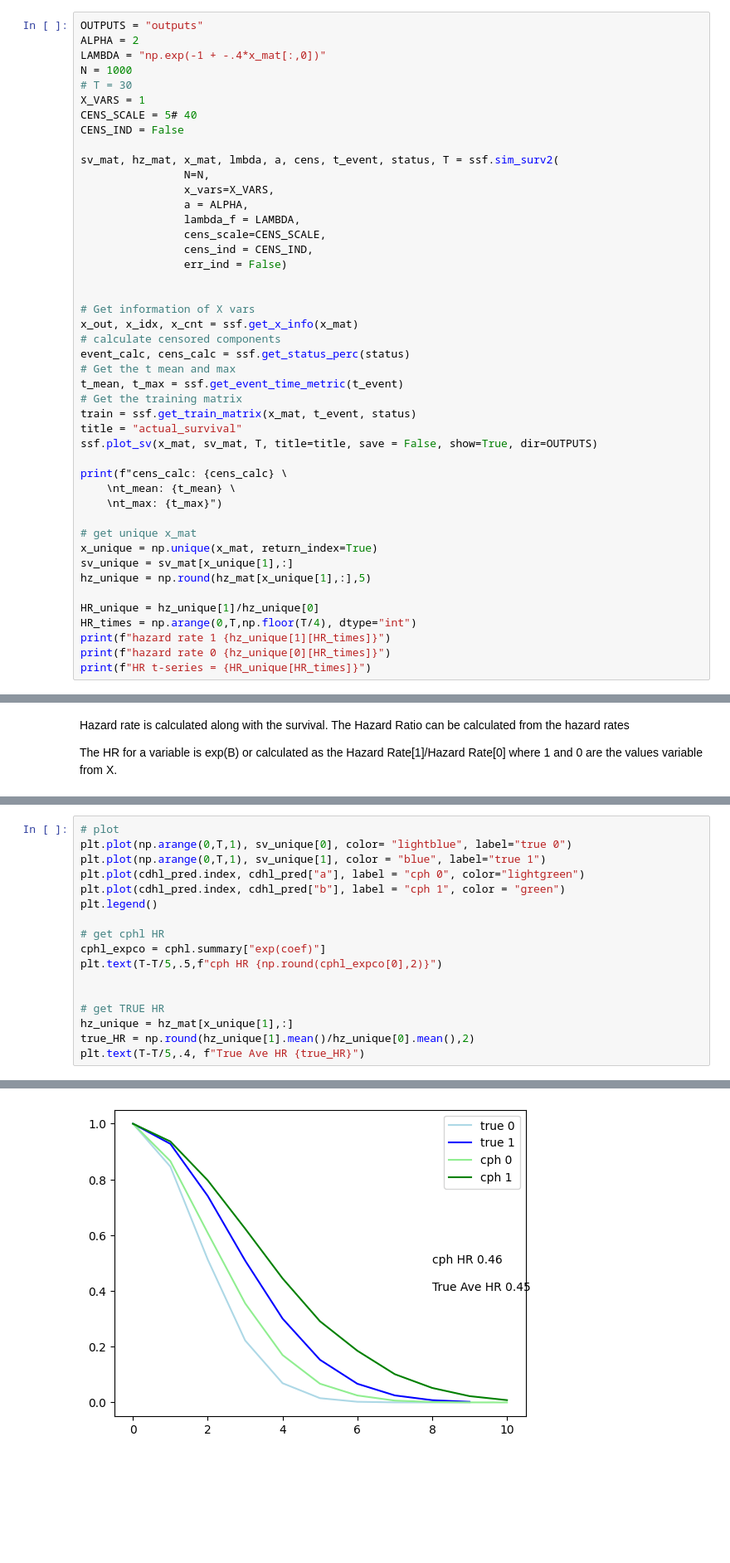
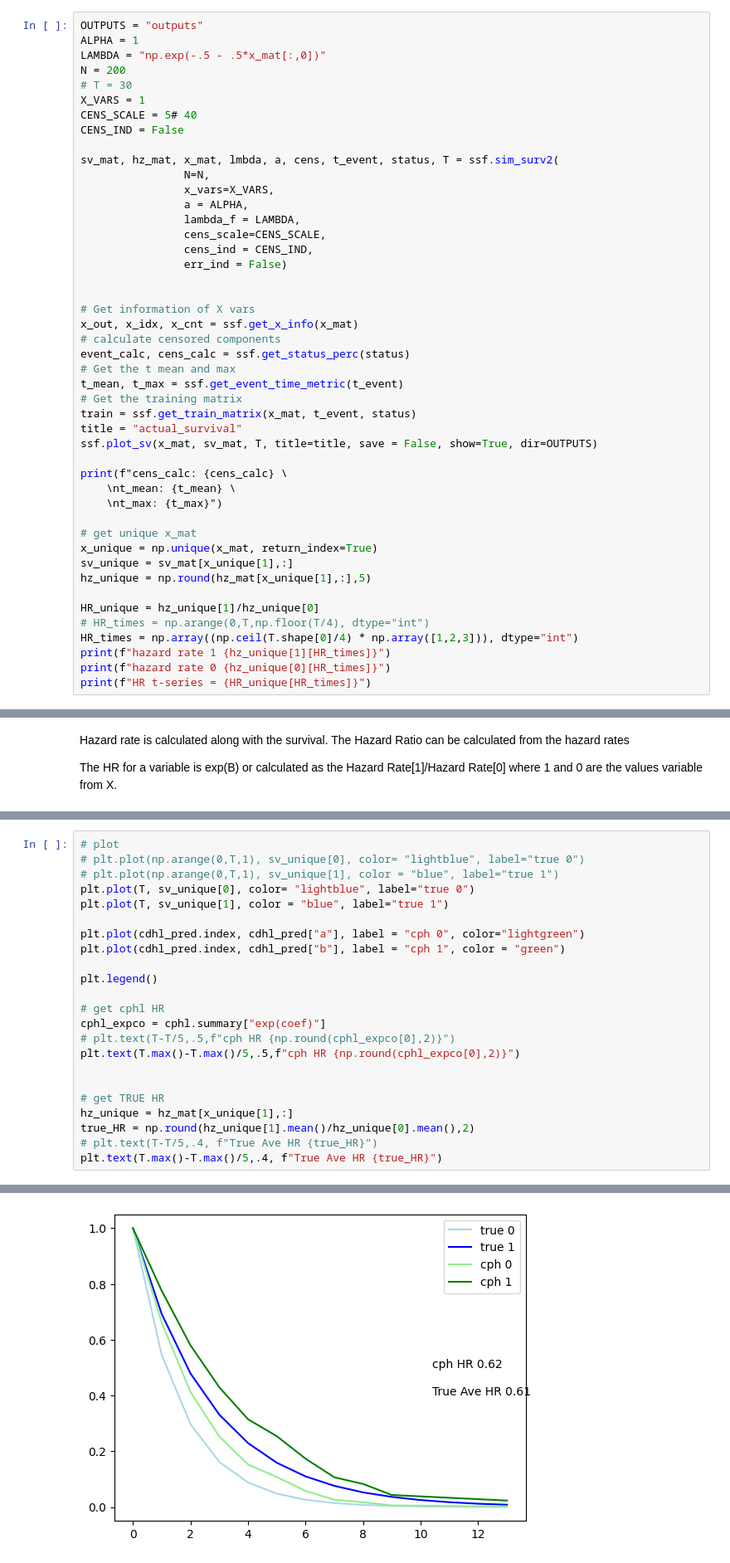
Before and after one commit to twj8CDC/PYMC_BART, a Jupyter notebook: eval_1_bart_return_hr.ipynb, the cells around one changed output, grey strips where cells are left out. Shown at 83% size. Saved outputs shown, nothing was run; the diff lists cells and outputs as text; blank space fills up the shorter version.

```diff
--- a/eval_1_bart_return_hr.ipynb
+++ b/eval_1_bart_return_hr.ipynb
@@ -33,9 +33,9 @@ importlib.reload(ssf)
 <module 'simsurv_func' from '/home/twj8/pymc_bart/simsurv_func.py'>
 # %%
 OUTPUTS = "outputs"
-ALPHA = 2
-LAMBDA = "np.exp(-1 + -.4*x_mat[:,0])"
-N = 1000
+ALPHA = 1
+LAMBDA = "np.exp(-.5 - .5*x_mat[:,0])"
+N = 200
 # T = 30
 X_VARS = 1
 CENS_SCALE = 5# 40
@@ -72,7 +72,8 @@ sv_unique = sv_mat[x_unique[1],:]
 hz_unique = np.round(hz_mat[x_unique[1],:],5)
 
 HR_unique = hz_unique[1]/hz_unique[0]
-HR_times = np.arange(0,T,np.floor(T/4), dtype="int")
+# HR_times = np.arange(0,T,np.floor(T/4), dtype="int")
+HR_times = np.array((np.ceil(T.shape[0]/4) * np.array([1,2,3])), dtype="int")
 print(f"hazard rate 1 {hz_unique[1][HR_times]}")
 print(f"hazard rate 0 {hz_unique[0][HR_times]}")
 print(f"HR t-series = {HR_unique[HR_times]}")
@@ -116,18 +117,24 @@ cdhl_pred = pd.concat([pd.DataFrame([[1,1]], columns = ["a","b"]),cphl_pred], ax
 # %%
 # plot
-plt.plot(np.arange(0,T,1), sv_unique[0], color= "lightblue", label="true 0")
-plt.plot(np.arange(0,T,1), sv_unique[1], color = "blue", label="true 1")
+# plt.plot(np.arange(0,T,1), sv_unique[0], color= "lightblue", label="true 0")
+# plt.plot(np.arange(0,T,1), sv_unique[1], color = "blue", label="true 1")
+plt.plot(T, sv_unique[0], color= "lightblue", label="true 0")
+plt.plot(T, sv_unique[1], color = "blue", label="true 1")
+
 plt.plot(cdhl_pred.index, cdhl_pred["a"], label = "cph 0", color="lightgreen")
 plt.plot(cdhl_pred.index, cdhl_pred["b"], label = "cph 1", color = "green")
+
 plt.legend()
 
 # get cphl HR
 cphl_expco = cphl.summary["exp(coef)"]
-plt.text(T-T/5,.5,f"cph HR {np.round(cphl_expco[0],2)}")
+# plt.text(T-T/5,.5,f"cph HR {np.round(cphl_expco[0],2)}")
+plt.text(T.max()-T.max()/5,.5,f"cph HR {np.round(cphl_expco[0],2)}")
 
 
 # get TRUE HR
 hz_unique = hz_mat[x_unique[1],:]
 true_HR = np.round(hz_unique[1].mean()/hz_unique[0].mean(),2)
-plt.text(T-T/5,.4, f"True Ave HR {true_HR}")
+# plt.text(T-T/5,.4, f"True Ave HR {true_HR}")
+plt.text(T.max()-T.max()/5,.4, f"True Ave HR {true_HR}")
 # %% [output]
@@ -135 +142 @@ Text(8.0, 0.4, 'True Ave HR 0.45')
-[figure, old version]
+[figure, new version]
```
Also changed, not shown: parts of 10 cells of this notebook, 10 other files.
